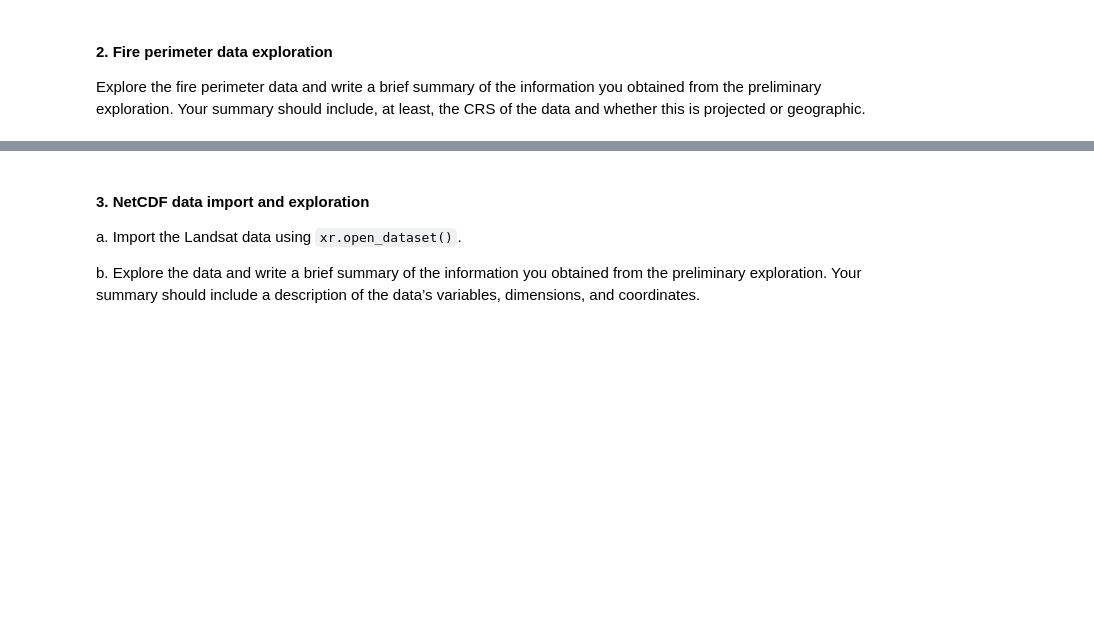
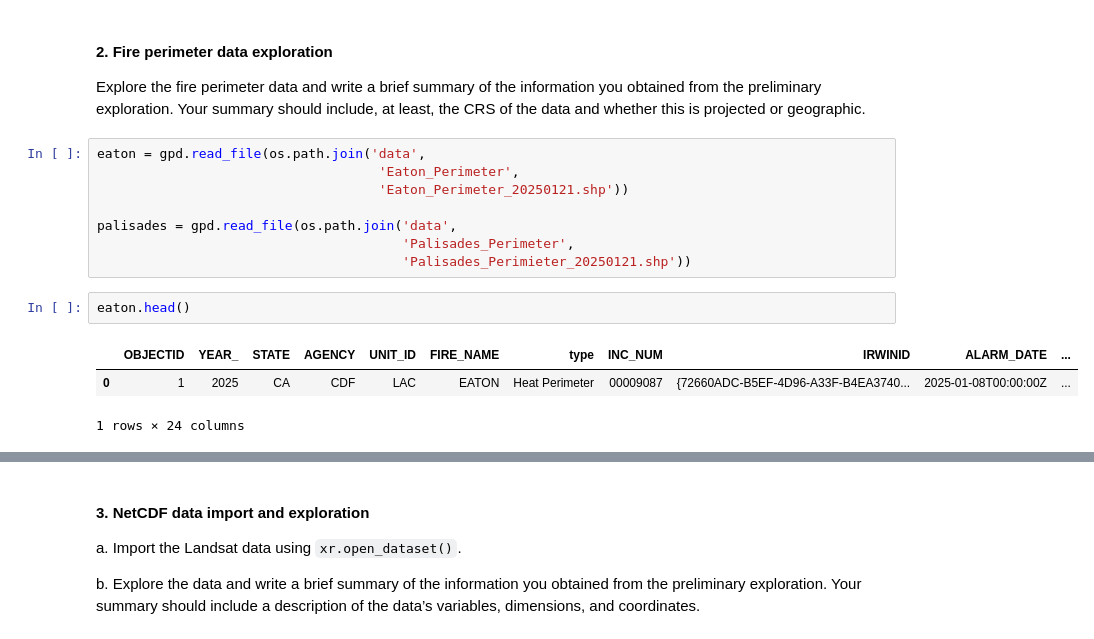
Before and after one commit to karolinasienko/eds220-hwk4, a Jupyter notebook: hwk4-task2-false-color-SIENKO.ipynb, the cells around one changed output, grey strips where cells are left out. Drawn from its saved outputs; the diff is of its cells as text; blank space fills up the shorter version.

Commit message:
data exploration and updating CRS

```diff
--- a/hwk4-task2-false-color-SIENKO.ipynb
+++ b/hwk4-task2-false-color-SIENKO.ipynb
@@ -21,3 +29,17 @@ Read the following resources about false color images and Landsat imagery:
 #### 2. Fire perimeter data exploration
 
 Explore the fire perimeter data and write a brief summary of the information you obtained from the preliminary exploration. Your summary should include, at least, the CRS of the data and whether this is projected or geographic.
+# %%
+eaton = gpd.read_file(os.path.join('data',
+                                    'Eaton_Perimeter',
+                                    'Eaton_Perimeter_20250121.shp'))
+
+palisades = gpd.read_file(os.path.join('data',
+                                       'Palisades_Perimeter',
+                                       'Palisades_Perimieter_20250121.shp'))
+# %%
+eaton.head()
+# %% [output]
+|  | OBJECTID | YEAR_ | STATE | AGENCY | UNIT_ID | FIRE_NAME | type | INC_NUM | IRWINID | ALARM_DATE | ... |
+| 0 | 1 | 2025 | CA | CDF | LAC | EATON | Heat Perimeter | 00009087 | {72660ADC-B5EF-4D96-A33F-B4EA3740... | 2025-01-08T00:00:00Z | ... |
+1 rows × 24 columns
```
Also changed, not shown: parts of 21 cells of this notebook.
